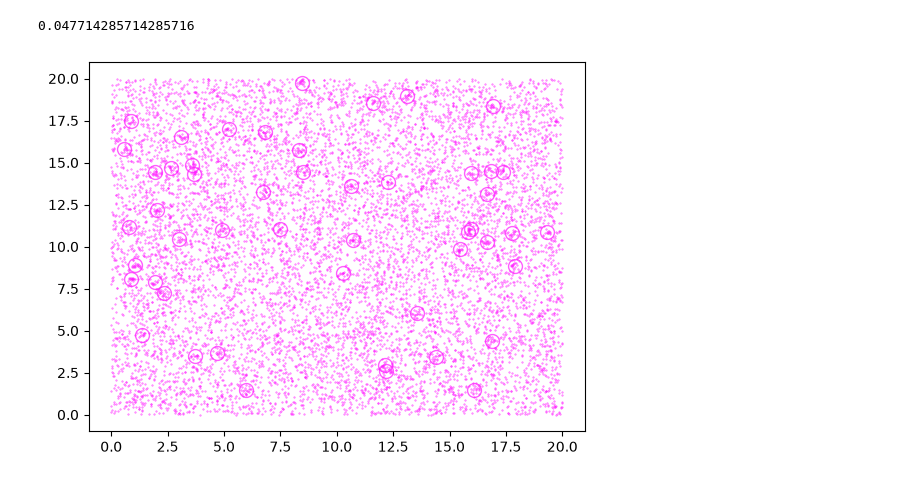
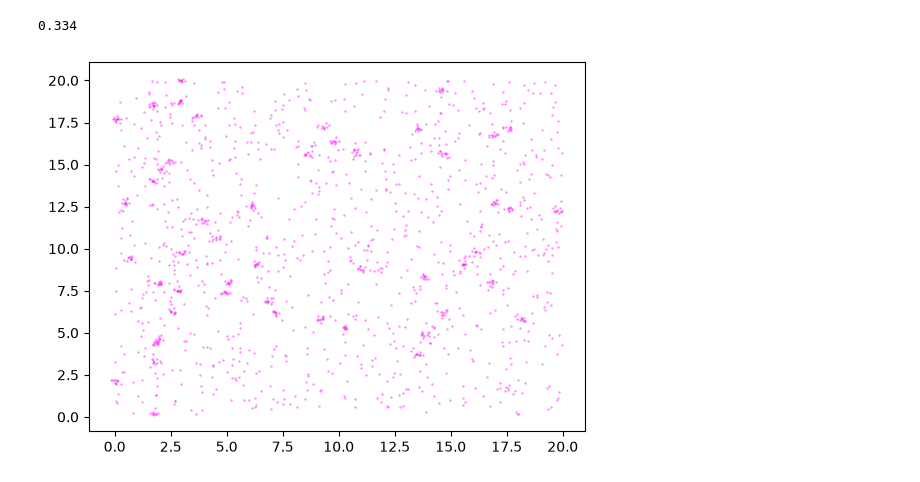
Before and after one commit to jboulanger/synex, a Jupyter notebook: notebooks/Test.ipynb, the cells around one changed output. Cells and saved outputs as stored; diff of their text form; code cells hidden in the pictures.

```diff
--- a/notebooks/Test.ipynb
+++ b/notebooks/Test.ipynb
@@ -4,19 +4,19 @@
 # %%
 from sklearn.metrics import f1_score
 
 from prrt_clustering import (
     clean_points_nn_gmm,
     create_synthetic_point_cloud,
     plot_points,
 )
 
-points,clusters = create_synthetic_point_cloud(C=1,M=10000)
+points,clusters = create_synthetic_point_cloud(C=1,M=1000)
 fig,axes = plot_points(points,ms=1)
-plot_points(clusters,ms=20,axes=axes)
+# plot_points(clusters,ms=20)
 len(points[points["noise"]==False]) / len(points)
 # %% [output]
-0.047714285714285716
+0.334
-[figure, old version]
+[figure, new version]
 # %%
 clean = clean_points_nn_gmm(points)
 # fig,axes = plot_points(points,ms=1)
```
Also changed, not shown: parts of 5 cells of this notebook, 10 other files.
